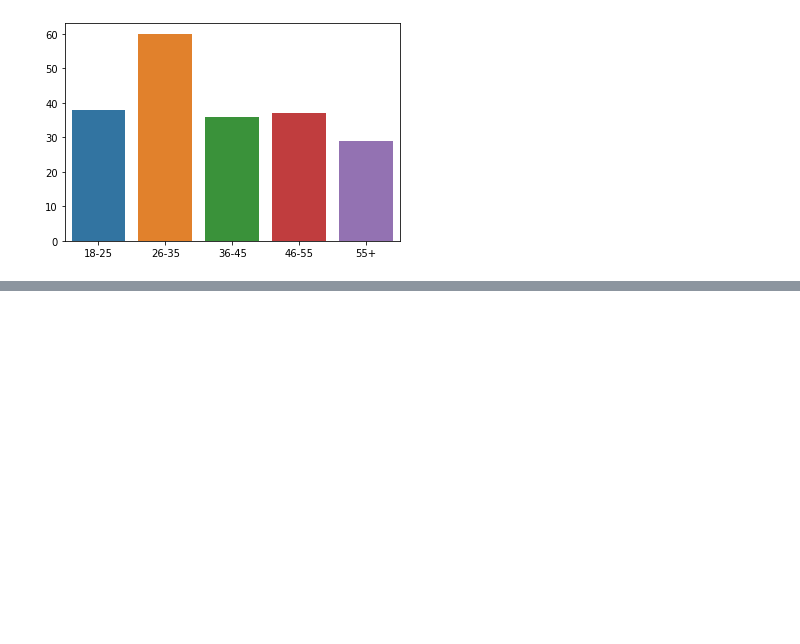
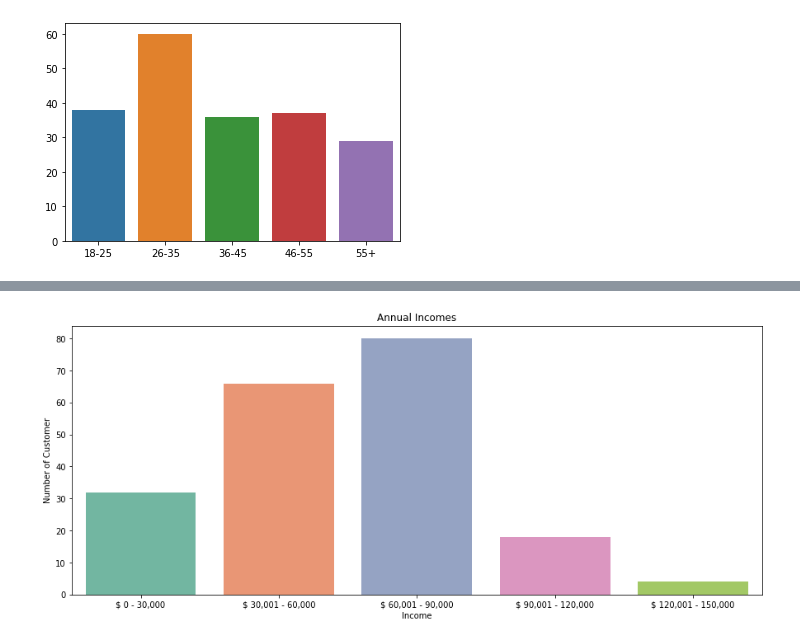
Before and after one commit to NehaNeha417/ML_SHALA, a Jupyter notebook: assignment9_clustering.ipynb, the cells around one changed output, grey strips where cells are left out. Cells and saved outputs as stored; diff of their text form; code cells hidden in the pictures; blank space fills up the shorter version.

```diff
--- a/assignment9_clustering.ipynb
+++ b/assignment9_clustering.ipynb
@@ -102,3 +102,21 @@ sns.barplot(x,y)
+# %%
+ai0_30 = data["Annual Income (k$)"][(data["Annual Income (k$)"] >= 0) & (data["Annual Income (k$)"] <= 30)]
+ai31_60 = data["Annual Income (k$)"][(data["Annual Income (k$)"] >= 31) & (data["Annual Income (k$)"] <= 60)]
+ai61_90 = data["Annual Income (k$)"][(data["Annual Income (k$)"] >= 61) & (data["Annual Income (k$)"] <= 90)]
+ai91_120 = data["Annual Income (k$)"][(data["Annual Income (k$)"] >= 91) & (data["Annual Income (k$)"] <= 120)]
+ai121_150 = data["Annual Income (k$)"][(data["Annual Income (k$)"] >= 121) & (data["Annual Income (k$)"] <= 150)]
+
+aix = ["$ 0 - 30,000", "$ 30,001 - 60,000", "$ 60,001 - 90,000", "$ 90,001 - 120,000", "$ 120,001 - 150,000"]
+aiy = [len(ai0_30.values), len(ai31_60.values), len(ai61_90.values), len(ai91_120.values), len(ai121_150.values)]
+
+plt.figure(figsize=(15,6))
+sns.barplot(x=aix, y=aiy, palette="Set2")
+plt.title("Annual Incomes")
+plt.xlabel("Income")
+plt.ylabel("Number of Customer")
+plt.show()
+# %% [output]
+[figure, added]
 # %%
 from sklearn.cluster import KMeans
 wcss = []
```
Also changed, not shown: parts of 4 cells of this notebook.
